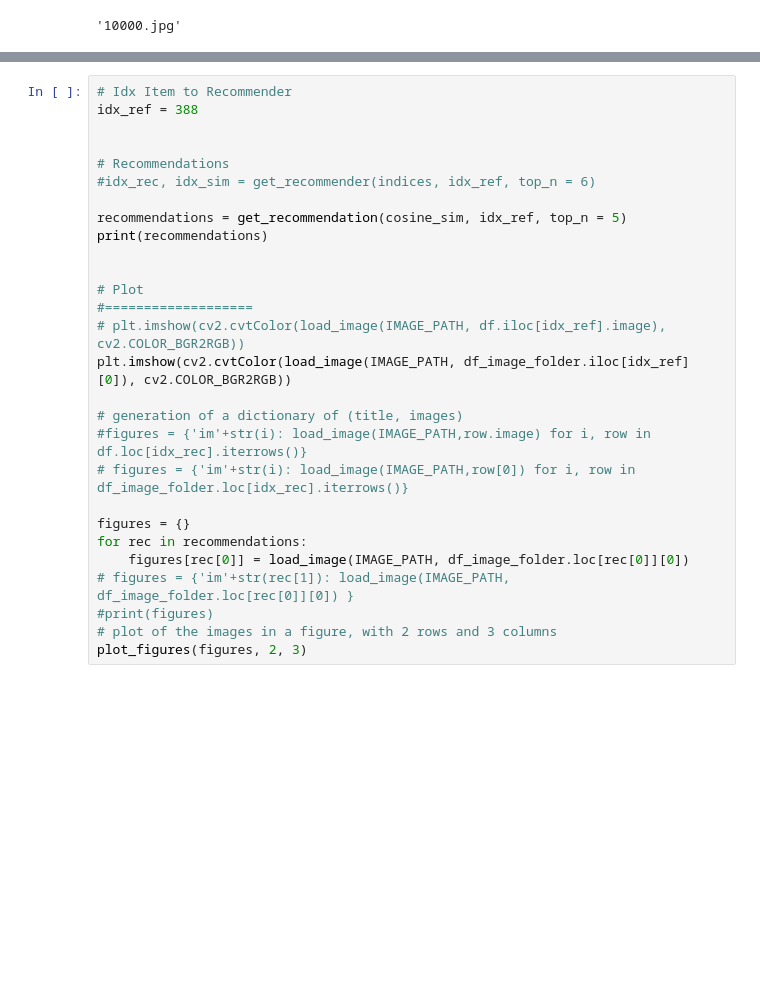
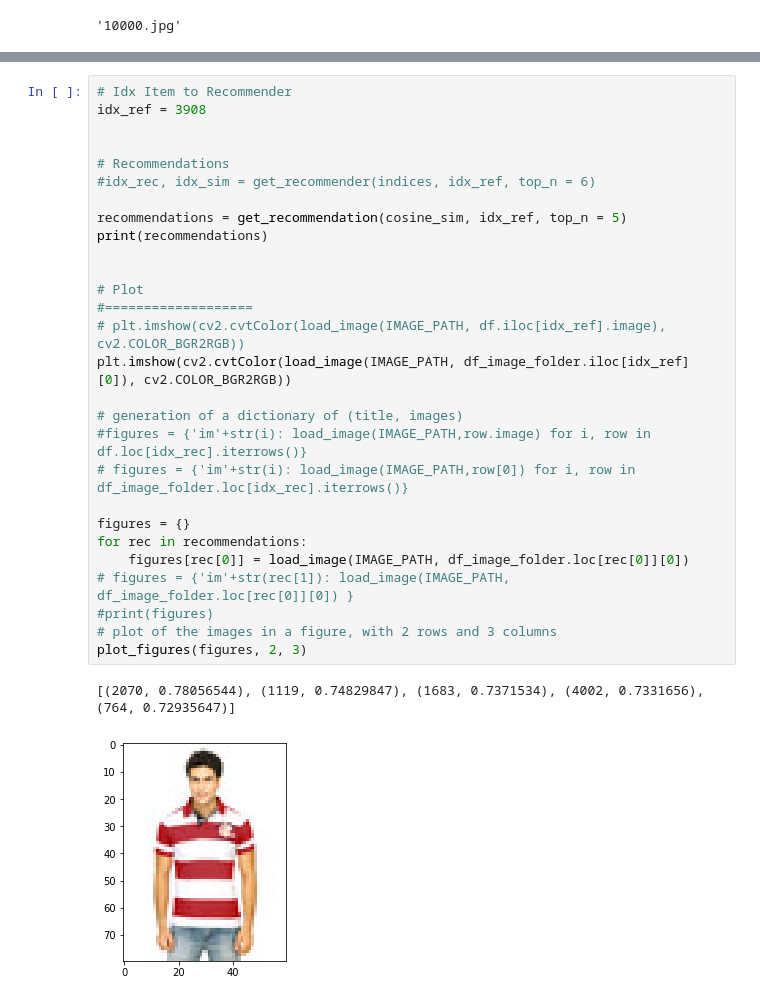
Before and after one commit to dharijanto/deep-learning-visual-similarity, a Jupyter notebook: similar-item-recommender-farfetch.ipynb, the cells around one changed output, grey strips where cells are left out. Saved outputs shown, nothing was run; the diff lists cells and outputs as text; blank space fills up the shorter version.

```diff
--- a/similar-item-recommender-farfetch.ipynb
+++ b/similar-item-recommender-farfetch.ipynb
@@ -246,28 +211,31 @@ print(get_recommendation(cosine_sim, 133, top_n = 5))
 # %%
 # Idx Item to Recommender
-idx_ref = 388
+idx_ref = 3908
 
 
 # Recommendations
 #idx_rec, idx_sim = get_recommender(indices, idx_ref, top_n = 6)
 
 recommendations = get_recommendation(cosine_sim, idx_ref, top_n = 5)
 print(recommendations)
 
 
 # Plot
 #===================
 # plt.imshow(cv2.cvtColor(load_image(IMAGE_PATH, df.iloc[idx_ref].image), cv2.COLOR_BGR2RGB))
 plt.imshow(cv2.cvtColor(load_image(IMAGE_PATH, df_image_folder.iloc[idx_ref][0]), cv2.COLOR_BGR2RGB))
 
 # generation of a dictionary of (title, images)
 #figures = {'im'+str(i): load_image(IMAGE_PATH,row.image) for i, row in df.loc[idx_rec].iterrows()}
 # figures = {'im'+str(i): load_image(IMAGE_PATH,row[0]) for i, row in df_image_folder.loc[idx_rec].iterrows()}
 
 figures = {}
 for rec in recommendations:
     figures[rec[0]] = load_image(IMAGE_PATH, df_image_folder.loc[rec[0]][0])
 # figures = {'im'+str(rec[1]): load_image(IMAGE_PATH, df_image_folder.loc[rec[0]][0]) }
 #print(figures)
 # plot of the images in a figure, with 2 rows and 3 columns
 plot_figures(figures, 2, 3)
+# %% [output]
+[(2070, 0.78056544), (1119, 0.74829847), (1683, 0.7371534), (4002, 0.7331656), (764, 0.72935647)]
+[figure, added]
```
Also changed, not shown: parts of 11 cells of this notebook.
